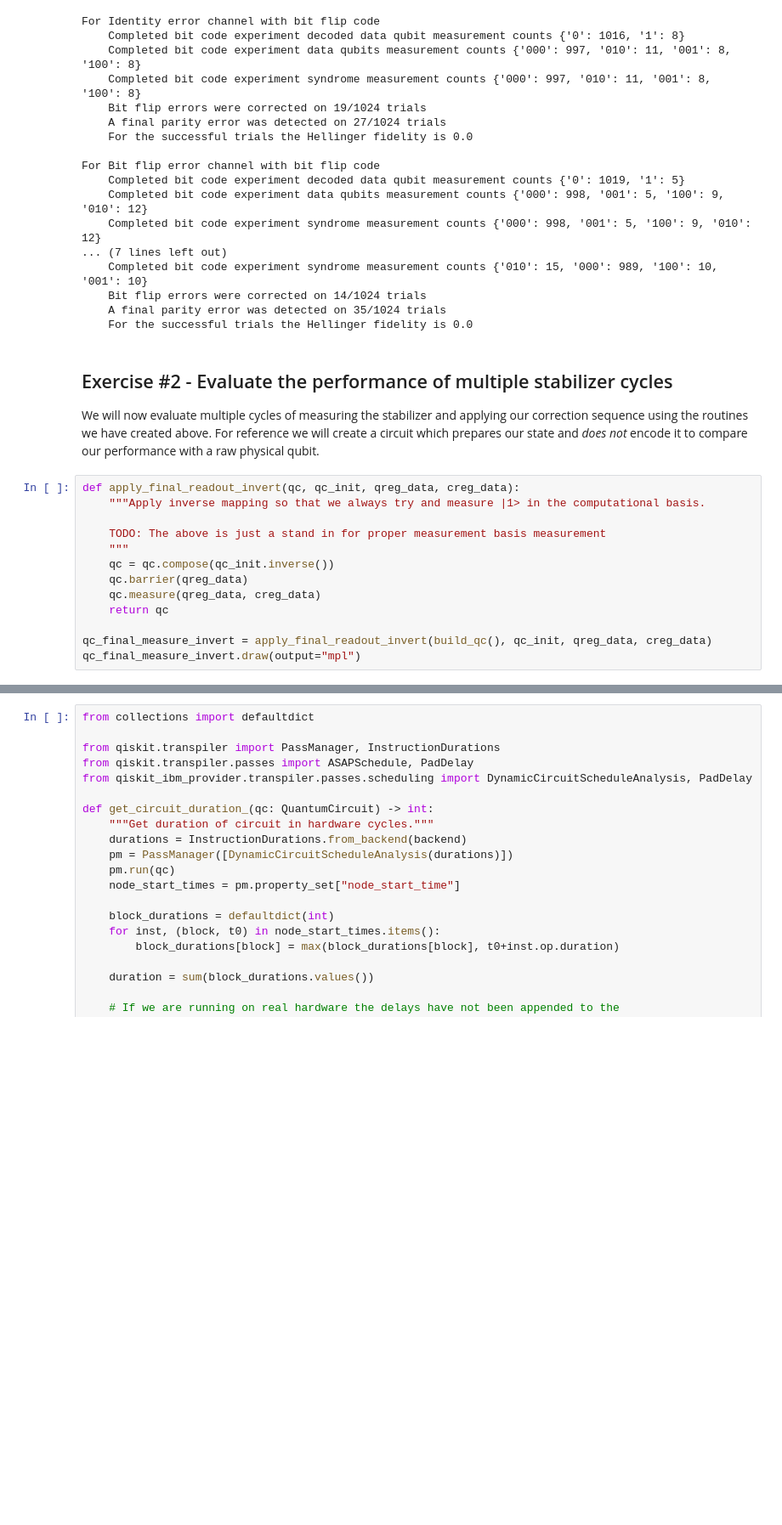
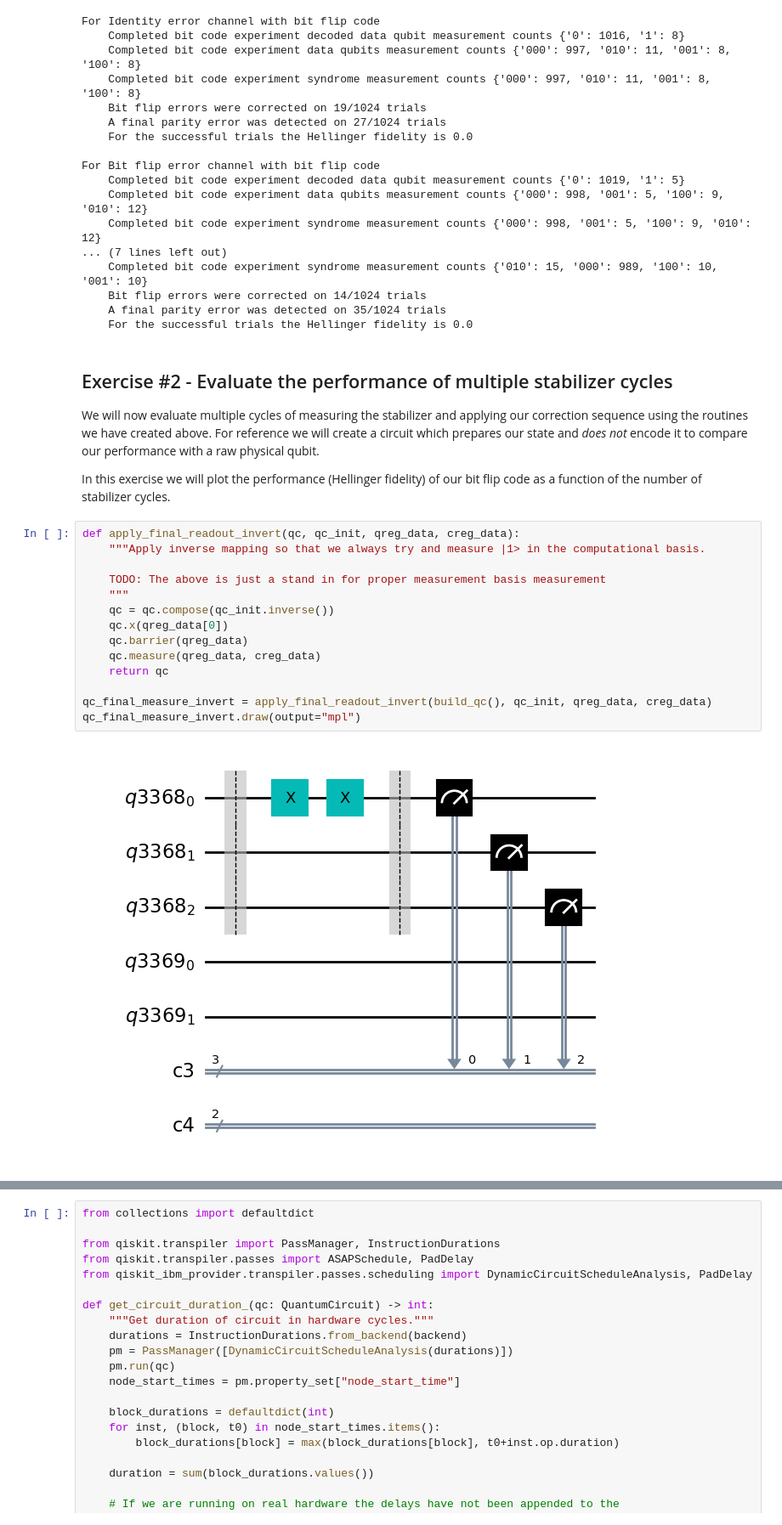
Before and after one commit to taalexander/IEEE-Quantum-Week-2022, a Jupyter notebook: ieee-qec-tutorial-2022.ipynb, the cells around one changed output, grey strips where cells are left out. Shown at 85% size. Drawn from its saved outputs; the diff is of its cells as text; blank space fills up the shorter version.

Commit message:
Add sweep exercise.

```diff
--- a/ieee-qec-tutorial-2022.ipynb
+++ b/ieee-qec-tutorial-2022.ipynb
@@ -1136,16 +1136,21 @@ For Bit flip error channel with bit flip code
 
 We will now evaluate multiple cycles of measuring the stabilizer and applying our correction sequence using the routines we have created above. For reference we will create a circuit which prepares our state and *does not*
 encode it to compare our performance with a raw physical qubit.
+
+In this exercise we will plot the performance (Hellinger fidelity) of our bit flip code as a function of the number of stabilizer cycles.
 # %%
 def apply_final_readout_invert(qc, qc_init, qreg_data, creg_data):
     """Apply inverse mapping so that we always try and measure |1> in the computational basis.
 
     TODO: The above is just a stand in for proper measurement basis measurement
     """
     qc = qc.compose(qc_init.inverse())
+    qc.x(qreg_data[0])
     qc.barrier(qreg_data)
     qc.measure(qreg_data, creg_data)
     return qc
 
 qc_final_measure_invert = apply_final_readout_invert(build_qc(), qc_init, qreg_data, creg_data)
 qc_final_measure_invert.draw(output="mpl")
+# %% [output]
+[figure, added]
```
Also changed, not shown: parts of 18 cells of this notebook.
